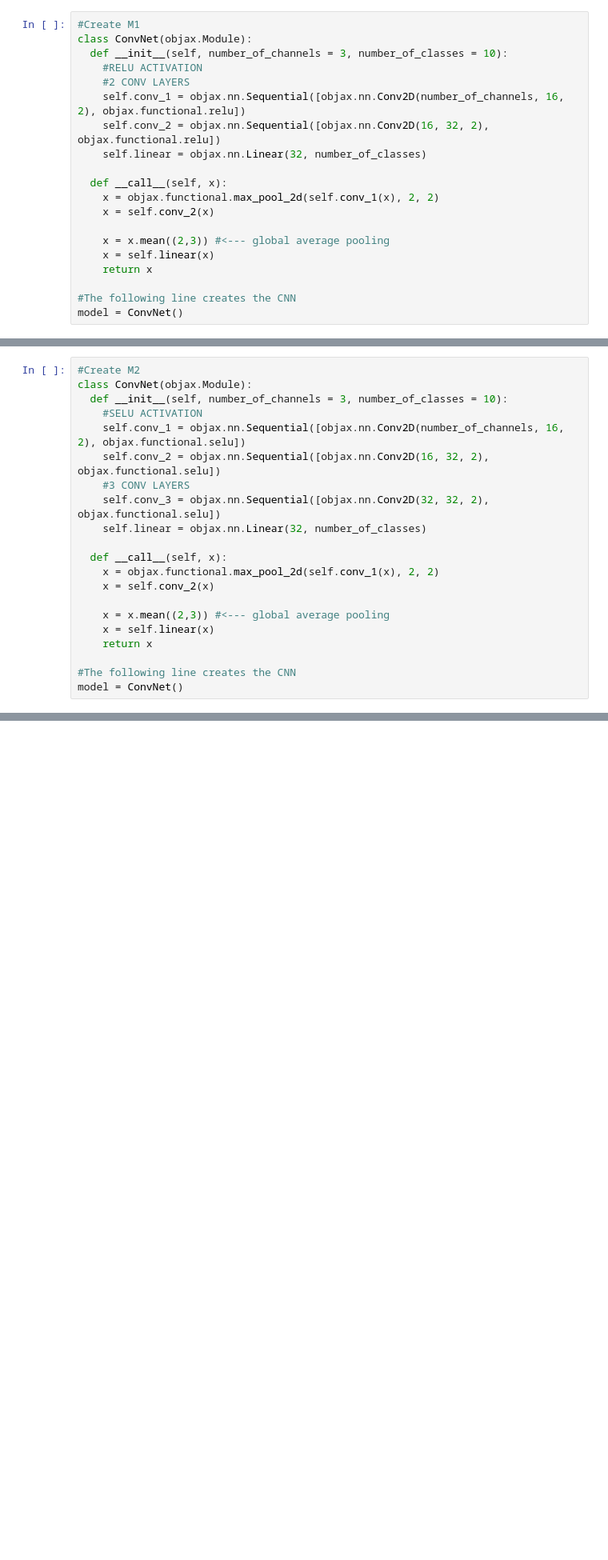
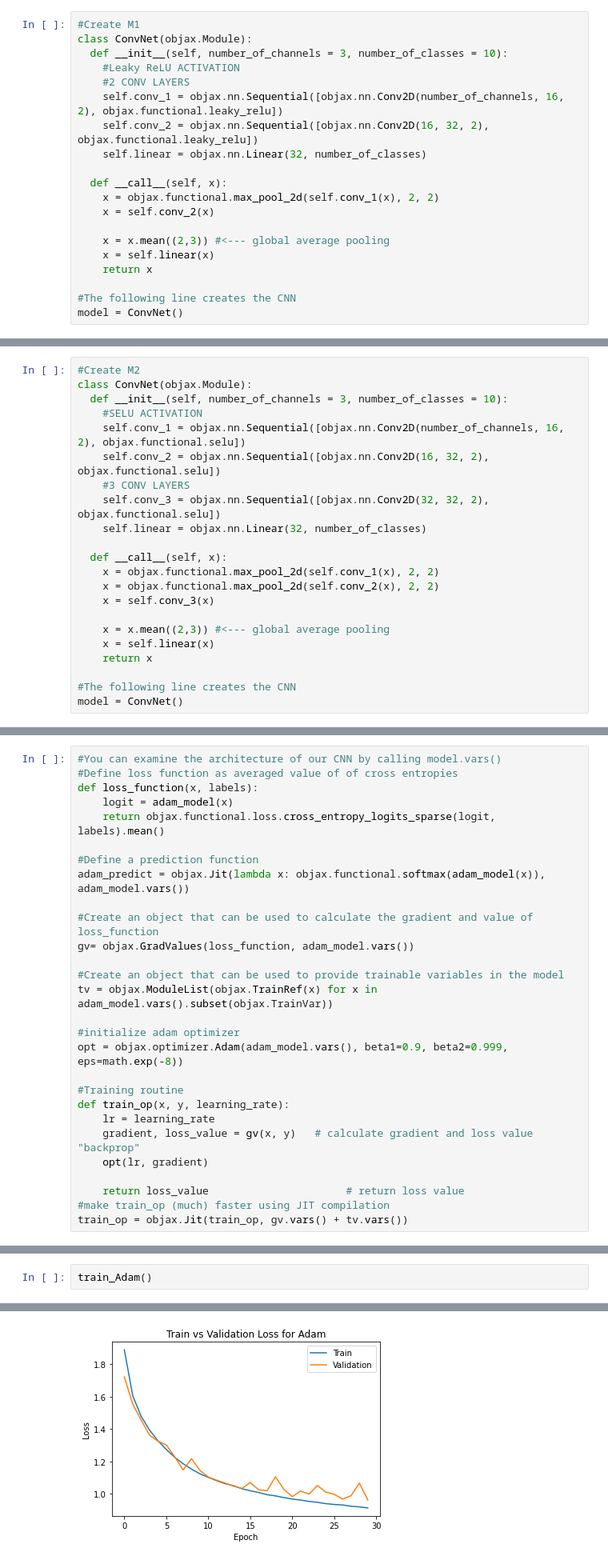
Before and after one commit to Jonathan-Woo/ECE421-Introduction-to-Machine-Learning, a Jupyter notebook: Assignment 4/Assignment_4.ipynb, the cells around one changed output, grey strips where cells are left out. Shown at 80% size. Cells and saved outputs as stored; diff of their text form; blank space fills up the shorter version.

```diff
--- a/Assignment 4/Assignment_4.ipynb
+++ b/Assignment 4/Assignment_4.ipynb
@@ -352,10 +371,10 @@ H2 = {0.0001, 16, 3, SELU}
 #Create M1
 class ConvNet(objax.Module):
   def __init__(self, number_of_channels = 3, number_of_classes = 10):
-    #RELU ACTIVATION
+    #Leaky ReLU ACTIVATION
     #2 CONV LAYERS
-    self.conv_1 = objax.nn.Sequential([objax.nn.Conv2D(number_of_channels, 16, 2), objax.functional.relu])
-    self.conv_2 = objax.nn.Sequential([objax.nn.Conv2D(16, 32, 2), objax.functional.relu])
+    self.conv_1 = objax.nn.Sequential([objax.nn.Conv2D(number_of_channels, 16, 2), objax.functional.leaky_relu])
+    self.conv_2 = objax.nn.Sequential([objax.nn.Conv2D(16, 32, 2), objax.functional.leaky_relu])
     self.linear = objax.nn.Linear(32, number_of_classes)
 
   def __call__(self, x):
@@ -480,7 +501,8 @@ class ConvNet(objax.Module):
 
   def __call__(self, x):
     x = objax.functional.max_pool_2d(self.conv_1(x), 2, 2)
-    x = self.conv_2(x)
+    x = objax.functional.max_pool_2d(self.conv_2(x), 2, 2)
+    x = self.conv_3(x)
 
     x = x.mean((2,3)) #<--- global average pooling
     x = self.linear(x)
@@ -581,0 +1050,28 @@ See the handout for instructions.
+# %%
+#You can examine the architecture of our CNN by calling model.vars()
+#Define loss function as averaged value of of cross entropies
+def loss_function(x, labels):
+    logit = adam_model(x)
+    return objax.functional.loss.cross_entropy_logits_sparse(logit, labels).mean()
+
+#Define a prediction function
+adam_predict = objax.Jit(lambda x: objax.functional.softmax(adam_model(x)), adam_model.vars())
+
+#Create an object that can be used to calculate the gradient and value of loss_function
+gv= objax.GradValues(loss_function, adam_model.vars())
+
+#Create an object that can be used to provide trainable variables in the model
+tv = objax.ModuleList(objax.TrainRef(x) for x in adam_model.vars().subset(objax.TrainVar))
+
+#initialize adam optimizer
+opt = objax.optimizer.Adam(adam_model.vars(), beta1=0.9, beta2=0.999, eps=math.exp(-8))
+
+#Training routine
+def train_op(x, y, learning_rate):
+    lr = learning_rate
+    gradient, loss_value = gv(x, y)   # calculate gradient and loss value "backprop"
+    opt(lr, gradient)
+
+    return loss_value                      # return loss value
+#make train_op (much) faster using JIT compilation
+train_op = objax.Jit(train_op, gv.vars() + tv.vars())
@@ -581,0 +1131,3 @@ See the handout for instructions.
+# %%
+train_Adam()
+# %% [output]
@@ -581,0 +1151 @@ See the handout for instructions.
+[figure, added]
```
Also changed, not shown: parts of 55 cells of this notebook, 5 other files.
